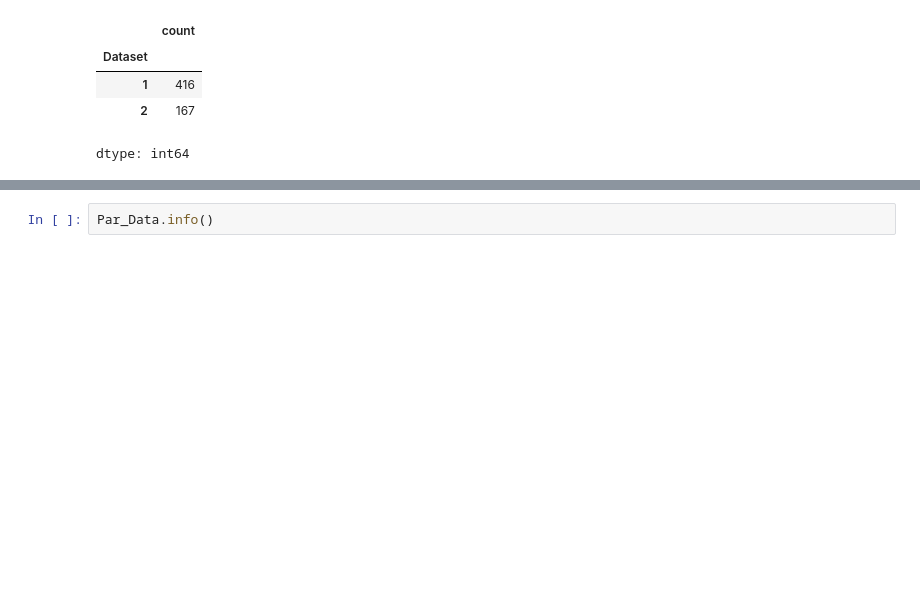
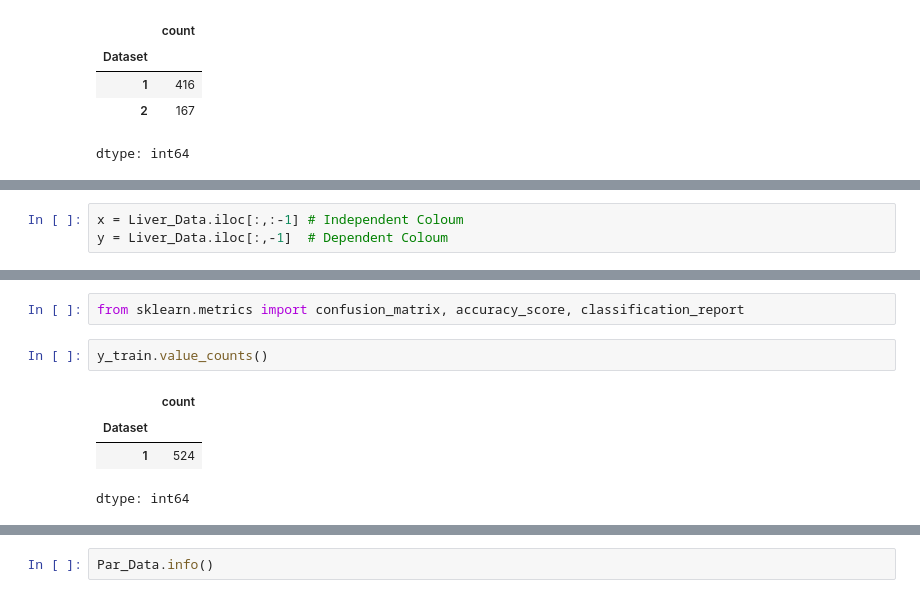
Before and after one commit to raju1207/Multiple-Disease-Prediction-Analysis, a Jupyter notebook: Multiple_Disease_Prediction_Analysis.ipynb, the cells around one changed output, grey strips where cells are left out. Saved outputs shown, nothing was run; the diff lists cells and outputs as text; blank space fills up the shorter version.

```diff
--- a/Multiple_Disease_Prediction_Analysis.ipynb
+++ b/Multiple_Disease_Prediction_Analysis.ipynb
@@ -95,0 +126,3 @@ dtype: int64
+# %%
+x = Liver_Data.iloc[:,:-1] # Independent Coloum
+y = Liver_Data.iloc[:,-1]  # Dependent Coloum
@@ -95,0 +135,9 @@ dtype: int64
+# %%
+from sklearn.metrics import confusion_matrix, accuracy_score, classification_report
+# %%
+y_train.value_counts()
+# %% [output]
+|  | count |
+| Dataset |  |
+| 1 | 524 |
+dtype: int64
```
Also changed, not shown: parts of 11 cells of this notebook.
